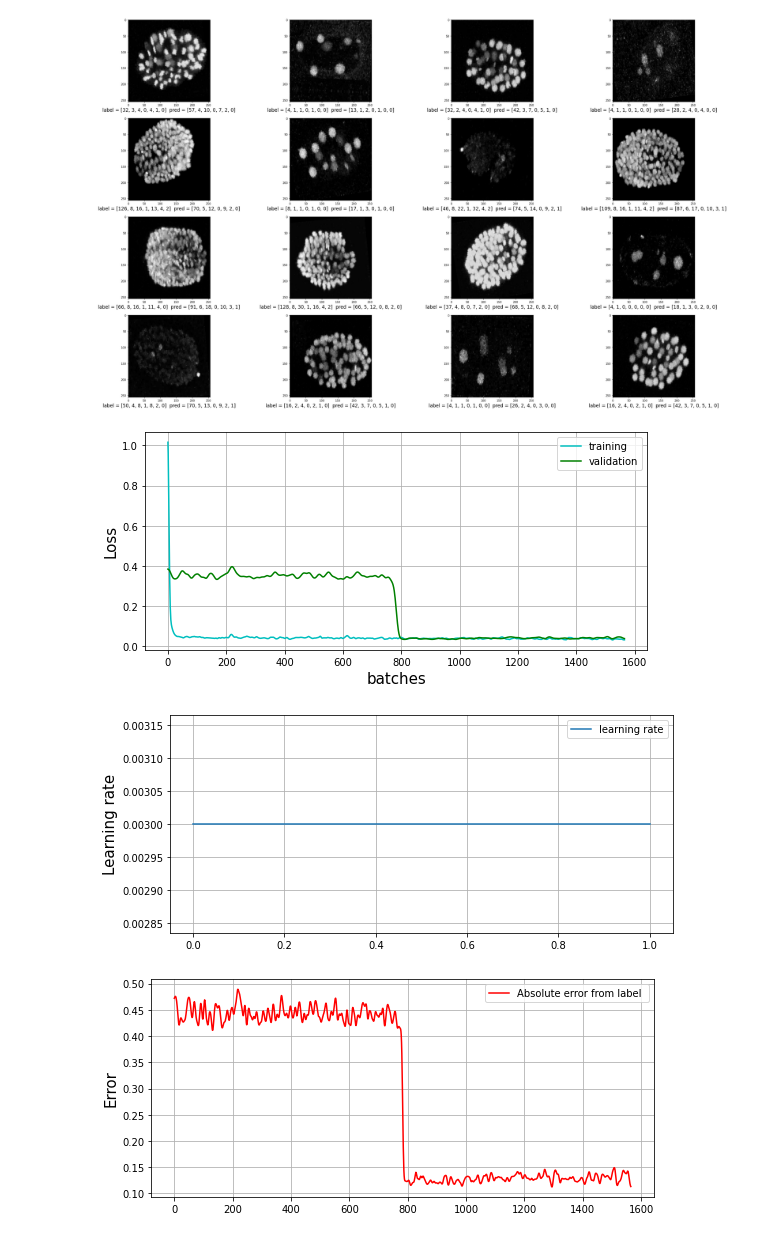
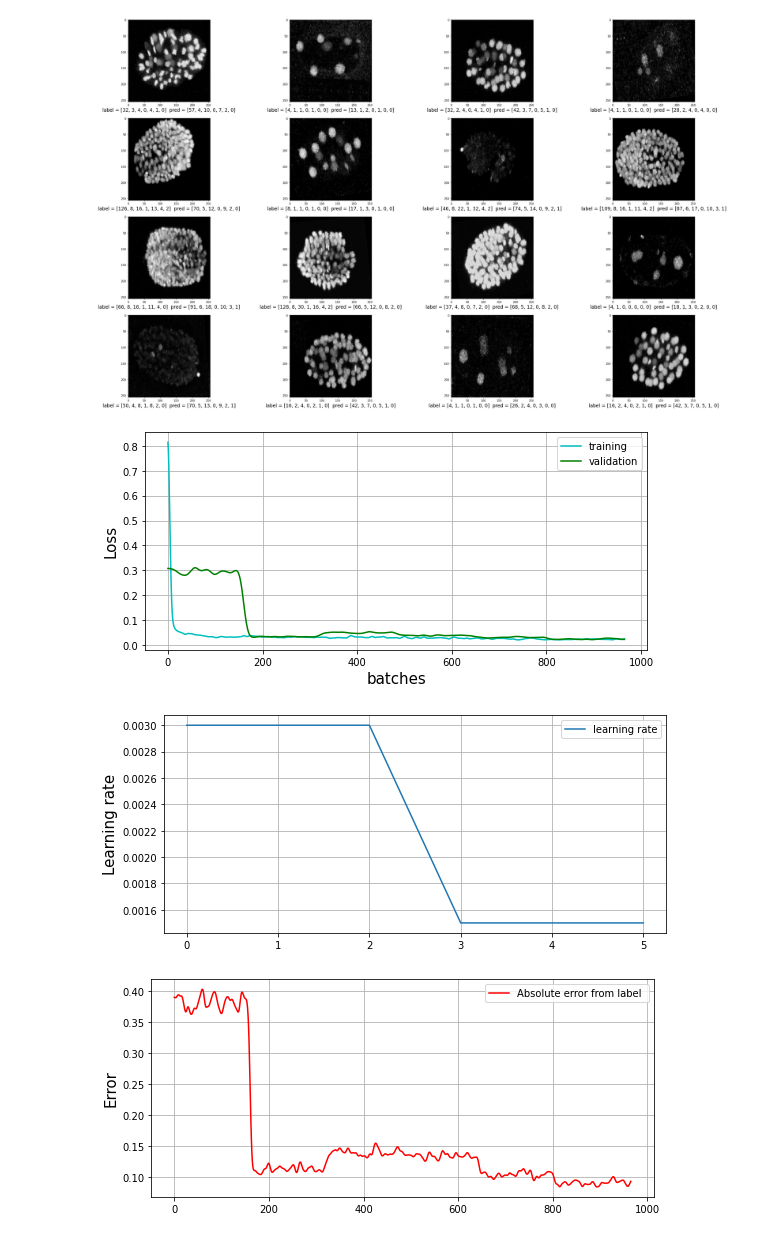
Before and after one commit to devoworm/GSoC-2020, a Jupyter notebook: Pre-trained Models (DevLearning)/notebooks/embryo_analysis/video_analysis/estimate_cell_family_population.ipynb, the cells around one changed output. Drawn from its saved outputs; the diff is of its cells as text; code cells hidden in the pictures.

```diff
--- a/Pre-trained Models (DevLearning)/notebooks/embryo_analysis/video_analysis/estimate_cell_family_population.ipynb
+++ b/Pre-trained Models (DevLearning)/notebooks/embryo_analysis/video_analysis/estimate_cell_family_population.ipynb
@@ -101,7 +105,6 @@ class ImageDataset(Dataset):
 # %%
 full_dataset = ImageDataset(labels_csv_path = "scaled_training_data.csv",
                          augmentation = Compose([
-                                                    GridDistortion(p=0.5),
                                                     VerticalFlip(p=0.5),
                                                     HorizontalFlip(p=0.5),
                                                     RandomBrightnessContrast( p=0.5),
@@ -109,7 +112,7 @@ full_dataset = ImageDataset(labels_csv_path = "scaled_training_data.csv",
                             transform = transforms.Compose([
                                                             transforms.ToPILImage(),
                                                             transforms.Resize((256,256), interpolation = Image.NEAREST),
-                                                            torchvision.transforms.RandomAffine(degrees = 10, translate= (0.05, 0.05), scale=None, shear=None, resample=False, fillcolor=0),
+                                                            torchvision.transforms.RandomAffine(degrees = 20, translate= (0.1, 0.1), scale=None, shear=None, resample=False, fillcolor=0),
 
                                                             ToTensor(),
                                                             transforms.Normalize(0.5, 0.5, 0.5)
@@ -353,33 +356,35 @@ optimizer = optim.Adam(model.parameters(), lr = 0.003)
 scheduler = ReduceLROnPlateau(optimizer,
                                 mode='min',
                                 factor=0.5,
-                                patience=3,
+                                patience=2,
                                 verbose=False,
                                 threshold=0.0001,
                                 threshold_mode='rel',
                                 cooldown=0,
                                 min_lr=0,
                                 eps=1e-08)
+
+save_path = "/content/drive/My Drive/models/l1_estimate_lineage_population_resnet18.pt"
 # %%
 
-train_loader = DataLoader(dataset=train_dataset, batch_size=64, shuffle=True)
-val_loader = DataLoader(dataset=test_dataset, batch_size= 16, shuffle = True)
+train_loader = DataLoader(dataset=train_dataset, batch_size=128, shuffle=True)
+val_loader = DataLoader(dataset=test_dataset, batch_size= 32, shuffle = True)
 # %%
 plt.rcParams["figure.figsize"] = (9,4)
 
 config = {
-        "epochs" : 2,
+        "epochs" : 6,
         "model" : model,
         "train_loader" : train_loader,
         "val_loader" : val_loader,
         "lr" : 0.001,
         "optimizer" : optimizer,
         "scheduler" : scheduler,
         "loss_function" : nn.MSELoss()
         }
 
 losses = train_model(config)
 # %% [output]
-[figure, old version]
+[figure, new version]
-[figure, old version]
+[figure, new version]
-[figure, old version]
+[figure, new version]
```
Also changed, not shown: parts of 18 cells of this notebook.
